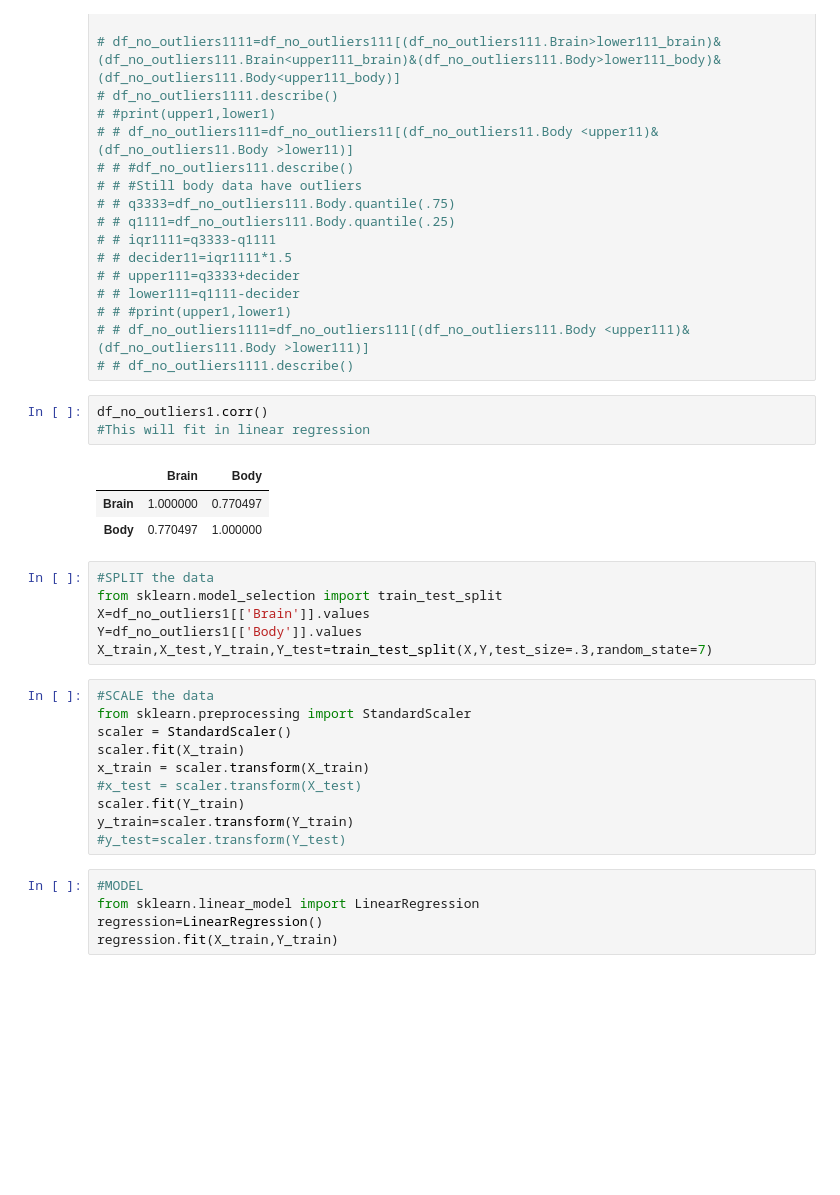
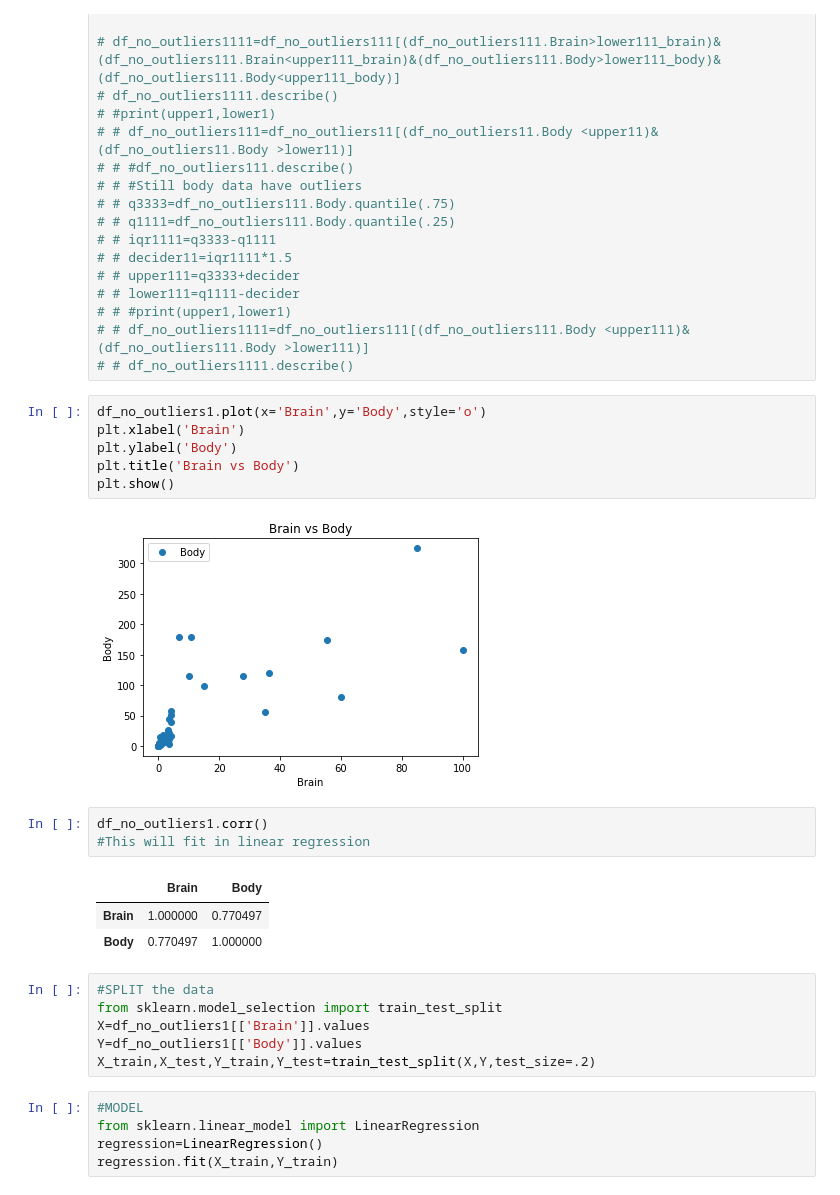
Before and after one commit to VeerannaSD/DS_Assignments, a Jupyter notebook: Assignment5_6_7_completed.ipynb, the cells around one changed output. Saved outputs shown, nothing was run; the diff lists cells and outputs as text; blank space fills up the shorter version.

```diff
--- a/Assignment5_6_7_completed.ipynb
+++ b/Assignment5_6_7_completed.ipynb
@@ -406,6 +366,14 @@ lower_limit=3.125-1.5*45.8=-65.575 < min
 # # #print(upper1,lower1)
 # # df_no_outliers1111=df_no_outliers111[(df_no_outliers111.Body <upper111)&(df_no_outliers111.Body >lower111)]
 # # df_no_outliers1111.describe()
+# %%
+df_no_outliers1.plot(x='Brain',y='Body',style='o')
+plt.xlabel('Brain')
+plt.ylabel('Body')
+plt.title('Brain vs Body')
+plt.show()
+# %% [output]
+[figure, added]
 # %%
 df_no_outliers1.corr()
 #This will fit in linear regression
@@ -418,17 +386,7 @@ df_no_outliers1.corr()
 from sklearn.model_selection import train_test_split
 X=df_no_outliers1[['Brain']].values
 Y=df_no_outliers1[['Body']].values
-X_train,X_test,Y_train,Y_test=train_test_split(X,Y,test_size=.3,random_state=7)
+X_train,X_test,Y_train,Y_test=train_test_split(X,Y,test_size=.2)
-# %%
-#SCALE the data
-from sklearn.preprocessing import StandardScaler
-scaler = StandardScaler()
-scaler.fit(X_train)
-x_train = scaler.transform(X_train)
-#x_test = scaler.transform(X_test)
-scaler.fit(Y_train)
-y_train=scaler.transform(Y_train)
-#y_test=scaler.transform(Y_test)
 # %%
 #MODEL
 from sklearn.linear_model import LinearRegression
```
Also changed, not shown: parts of 55 cells of this notebook.
